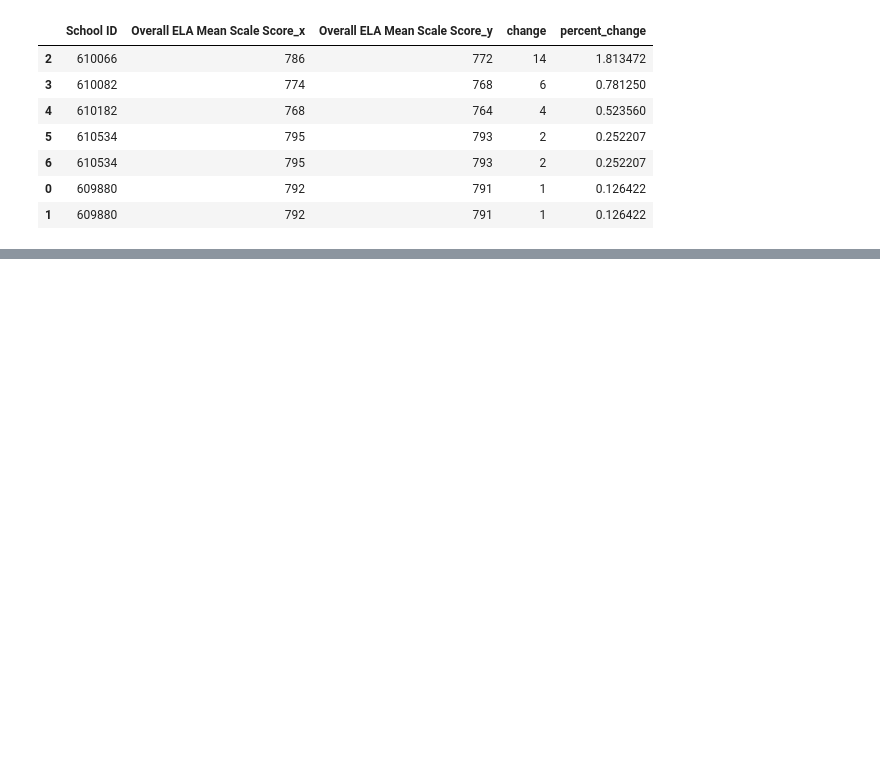
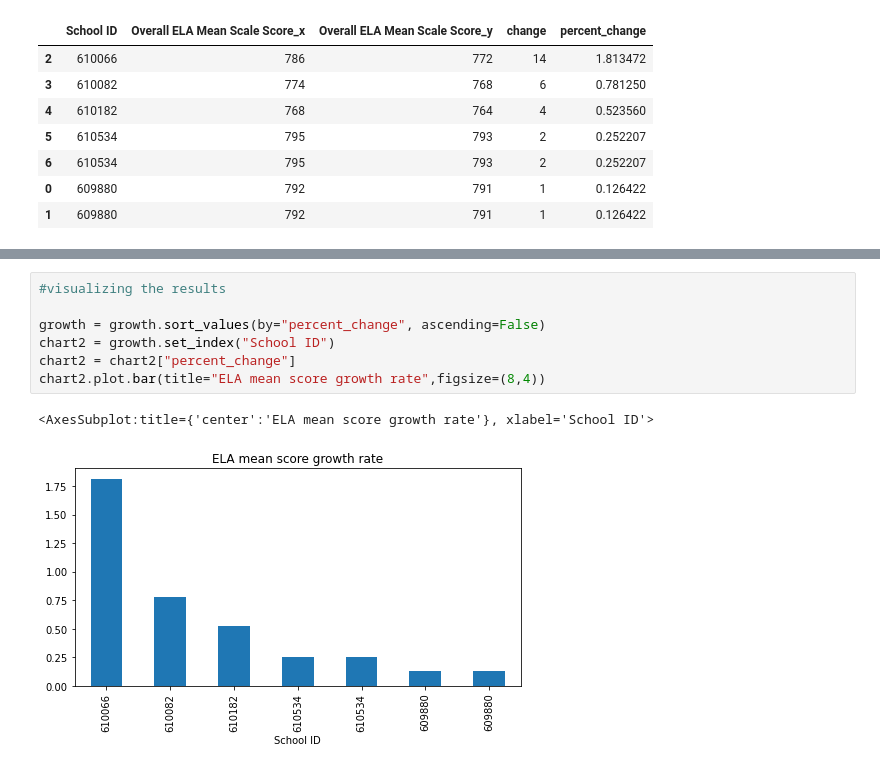
Before and after one commit to lilphonsdale/ep_if, a Jupyter notebook: Pilot_Program_Results.ipynb, the cells around one changed output, grey strips where cells are left out. Cells and saved outputs as stored; diff of their text form; blank space fills up the shorter version.

```diff
--- a/Pilot_Program_Results.ipynb
+++ b/Pilot_Program_Results.ipynb
@@ -158,0 +165,10 @@ growth.plot()
+# %%
+#visualizing the results
+
+growth = growth.sort_values(by="percent_change", ascending=False)
+chart2 = growth.set_index("School ID")
+chart2 = chart2["percent_change"]
+chart2.plot.bar(title="ELA mean score growth rate",figsize=(8,4))
+# %% [output]
+<AxesSubplot:title={'center':'ELA mean score growth rate'}, xlabel='School ID'>
+[figure, added]
```
Also changed, not shown: parts of 2 cells of this notebook.
